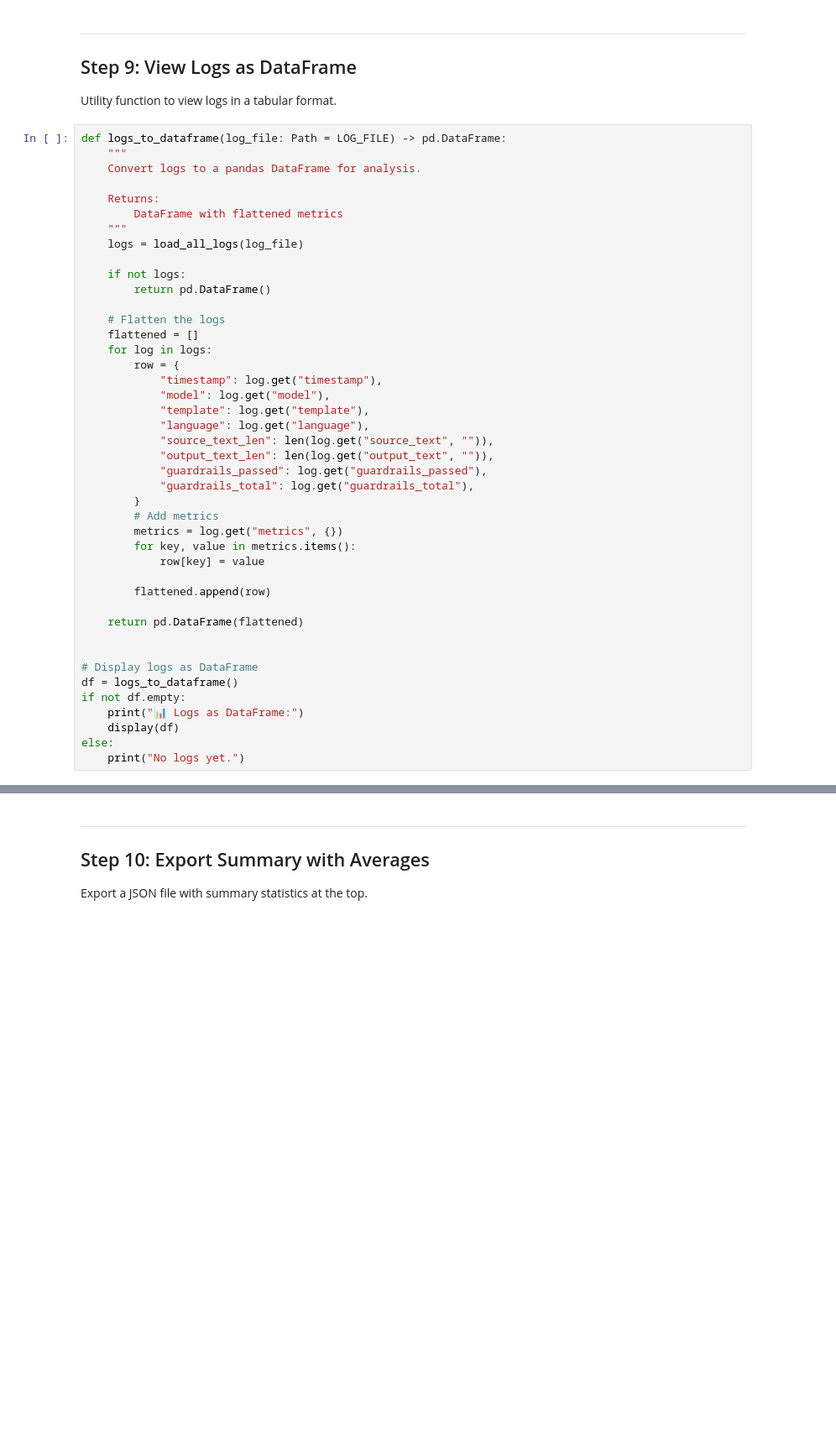
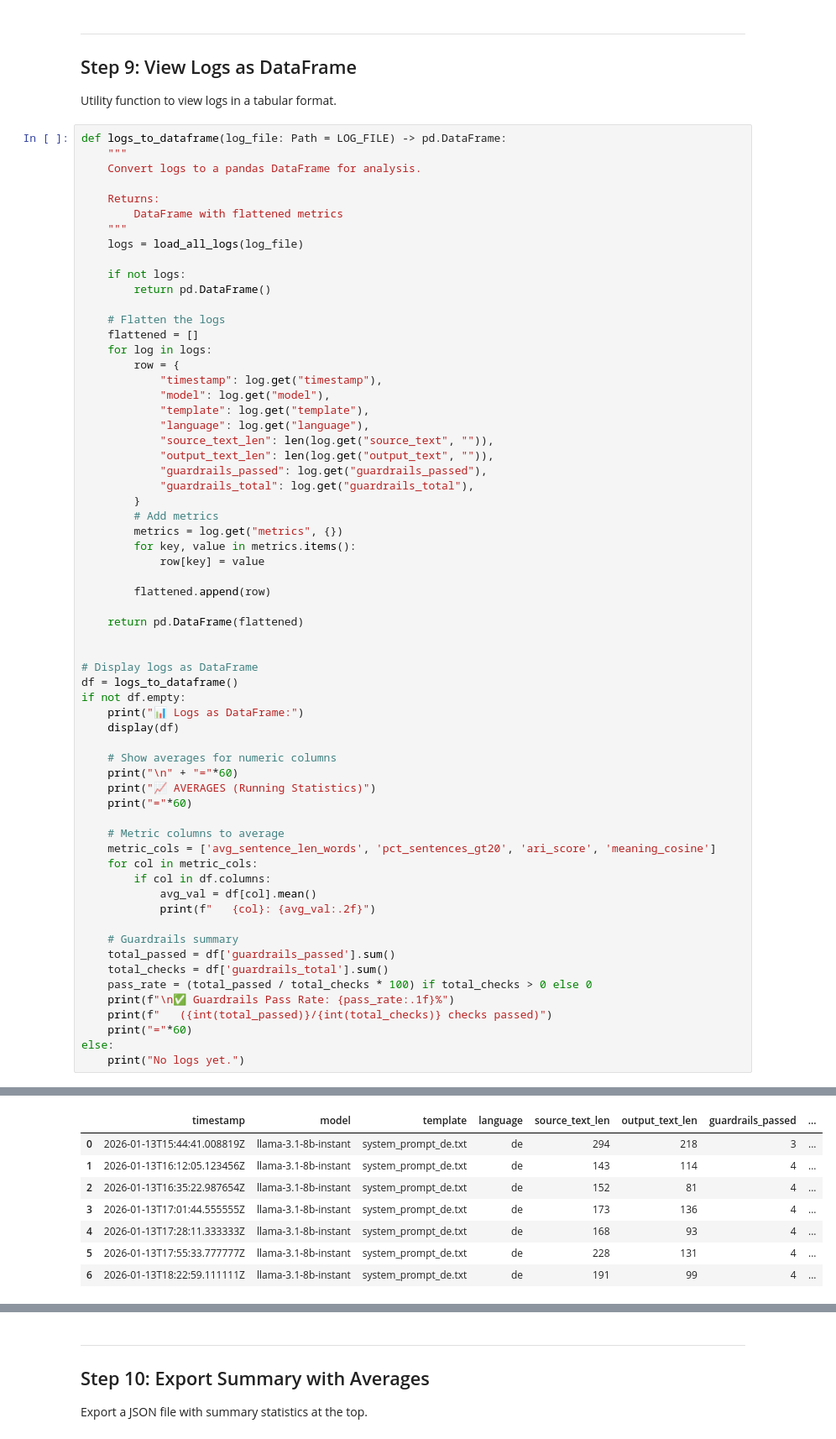
Before and after one commit to EasySprache/klartext, a Jupyter notebook: notebooks/12_demo_logging_setup.ipynb, the cells around one changed output, grey strips where cells are left out. Shown at 84% size. Saved outputs shown, nothing was run; the diff lists cells and outputs as text; blank space fills up the shorter version.

```diff
--- a/notebooks/12_demo_logging_setup.ipynb
+++ b/notebooks/12_demo_logging_setup.ipynb
@@ -849,5 +930,26 @@ df = logs_to_dataframe()
 if not df.empty:
     print("📊 Logs as DataFrame:")
     display(df)
+
+    # Show averages for numeric columns
+    print("\n" + "="*60)
+    print("📈 AVERAGES (Running Statistics)")
+    print("="*60)
+
+    # Metric columns to average
+    metric_cols = ['avg_sentence_len_words', 'pct_sentences_gt20', 'ari_score', 'meaning_cosine']
+    for col in metric_cols:
+        if col in df.columns:
+            avg_val = df[col].mean()
+            print(f"   {col}: {avg_val:.2f}")
+
+    # Guardrails summary
+    total_passed = df['guardrails_passed'].sum()
+    total_checks = df['guardrails_total'].sum()
+    pass_rate = (total_passed / total_checks * 100) if total_checks > 0 else 0
+    print(f"\n✅ Guardrails Pass Rate: {pass_rate:.1f}%")
+    print(f"   ({int(total_passed)}/{int(total_checks)} checks passed)")
+    print("="*60)
 else:
     print("No logs yet.")
+# %% [output]
@@ -853,0 +957,8 @@ else:
+|  | timestamp | model | template | language | source_text_len | output_text_len | guardrails_passed | ... |
+| 0 | 2026-01-13T15:44:41.008819Z | llama-3.1-8b-instant | system_prompt_de.txt | de | 294 | 218 | 3 | ... |
+| 1 | 2026-01-13T16:12:05.123456Z | llama-3.1-8b-instant | system_prompt_de.txt | de | 143 | 114 | 4 | ... |
+| 2 | 2026-01-13T16:35:22.987654Z | llama-3.1-8b-instant | system_prompt_de.txt | de | 152 | 81 | 4 | ... |
+| 3 | 2026-01-13T17:01:44.555555Z | llama-3.1-8b-instant | system_prompt_de.txt | de | 173 | 136 | 4 | ... |
+| 4 | 2026-01-13T17:28:11.333333Z | llama-3.1-8b-instant | system_prompt_de.txt | de | 168 | 93 | 4 | ... |
+| 5 | 2026-01-13T17:55:33.777777Z | llama-3.1-8b-instant | system_prompt_de.txt | de | 228 | 131 | 4 | ... |
+| 6 | 2026-01-13T18:22:59.111111Z | llama-3.1-8b-instant | system_prompt_de.txt | de | 191 | 99 | 4 | ... |
```
Also changed, not shown: parts of 10 cells of this notebook, 1 other file.
